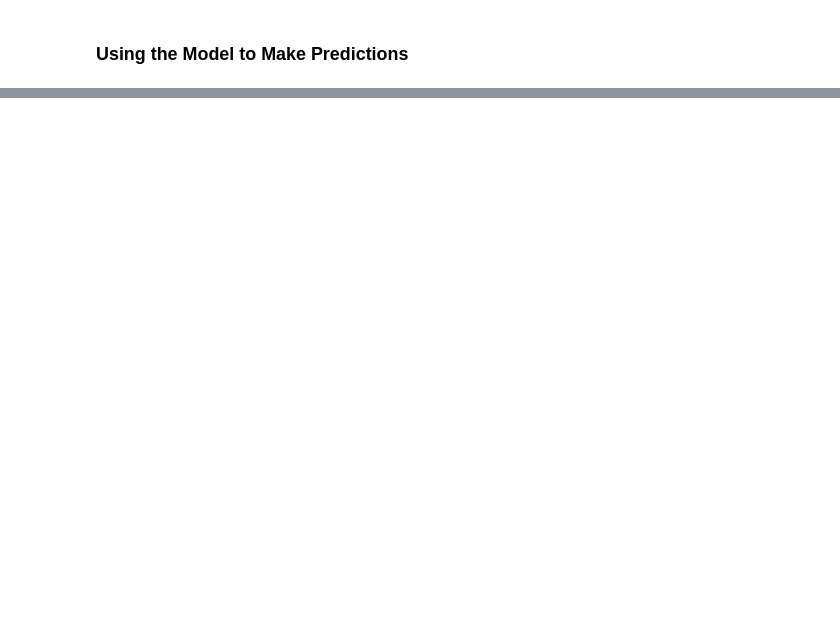
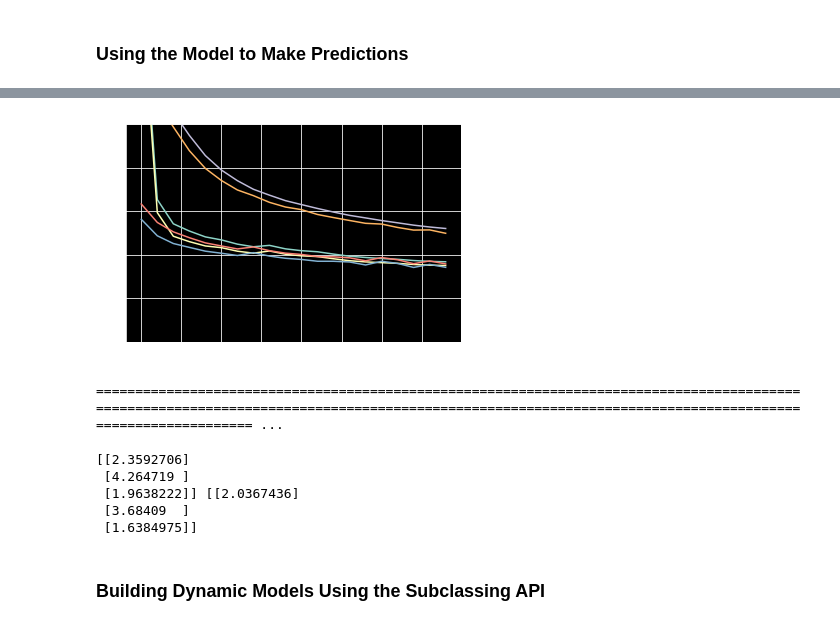
Before and after one commit to cvolcy/hands-on-mlbook, a Jupyter notebook: chapter_10.ipynb, the cells around one changed output, grey strips where cells are left out. Drawn from its saved outputs; the diff is of its cells as text; code cells hidden in the pictures; blank space fills up the shorter version.

```diff
--- a/chapter_10.ipynb
+++ b/chapter_10.ipynb
@@ -107,0 +299,26 @@ y_new
+# %%
+# Modol w/ multiple outputs
+
+input_A = keras.layers.Input(shape=[5], name="wide_input")
+input_B = keras.layers.Input(shape=[6], name="deep_input")
+
+hidden1 = keras.layers.Dense(30, activation="relu")(input_B)
+hidden2 = keras.layers.Dense(30, activation="relu")(hidden1)
+concat = keras.layers.concatenate([input_A, hidden2])
+
+output = keras.layers.Dense(1, name="output")(concat)
+aux_output = keras.layers.Dense(1, name="aux_output")(hidden2)
+
+model = keras.models.Model(inputs=[input_A, input_B], outputs=[output, aux_output])
+# %%
+# 1 loss by output (or 1 for all (PLUS ULTRA!)) and we can apply loss_weight
+# if we give more or less value to one of the losses
+model.compile(loss=["mse", "mse"], loss_weights=[0.9, 0.1], optimizer="sgd")
+
+history = model.fit([X_train_A, X_train_B], [y_train, y_train],
+    epochs=20,
+    validation_data=(
+        [X_valid_A, X_valid_B],
+        [y_valid, y_valid]
+    )
+)
@@ -107,0 +343,22 @@ y_new
+# %%
+plt.plot(pd.DataFrame(history.history))
+plt.grid(True)
+plt.gca().set_ylim(0, 1)
+plt.show()
+# %% [output]
+[figure, added]
+# %%
+total_loss, main_loss, aux_loss = model.evaluate([X_test_A, X_test_B], [y_test, y_test])
+# %% [output]
+======================================================================================================================================================================================================== ...
+# %%
+y_pred_main, y_pred_aux = model.predict([X_new_A, X_new_B])
+print(y_pred_main, y_pred_aux)
+# %% [output]
+[[2.3592706]
+ [4.264719 ]
+ [1.9638222]] [[2.0367436]
+ [3.68409  ]
+ [1.6384975]]
+# %% [markdown]
+### Building Dynamic Models Using the Subclassing API
```
Also changed, not shown: parts of 32 cells of this notebook, 2 other files.
